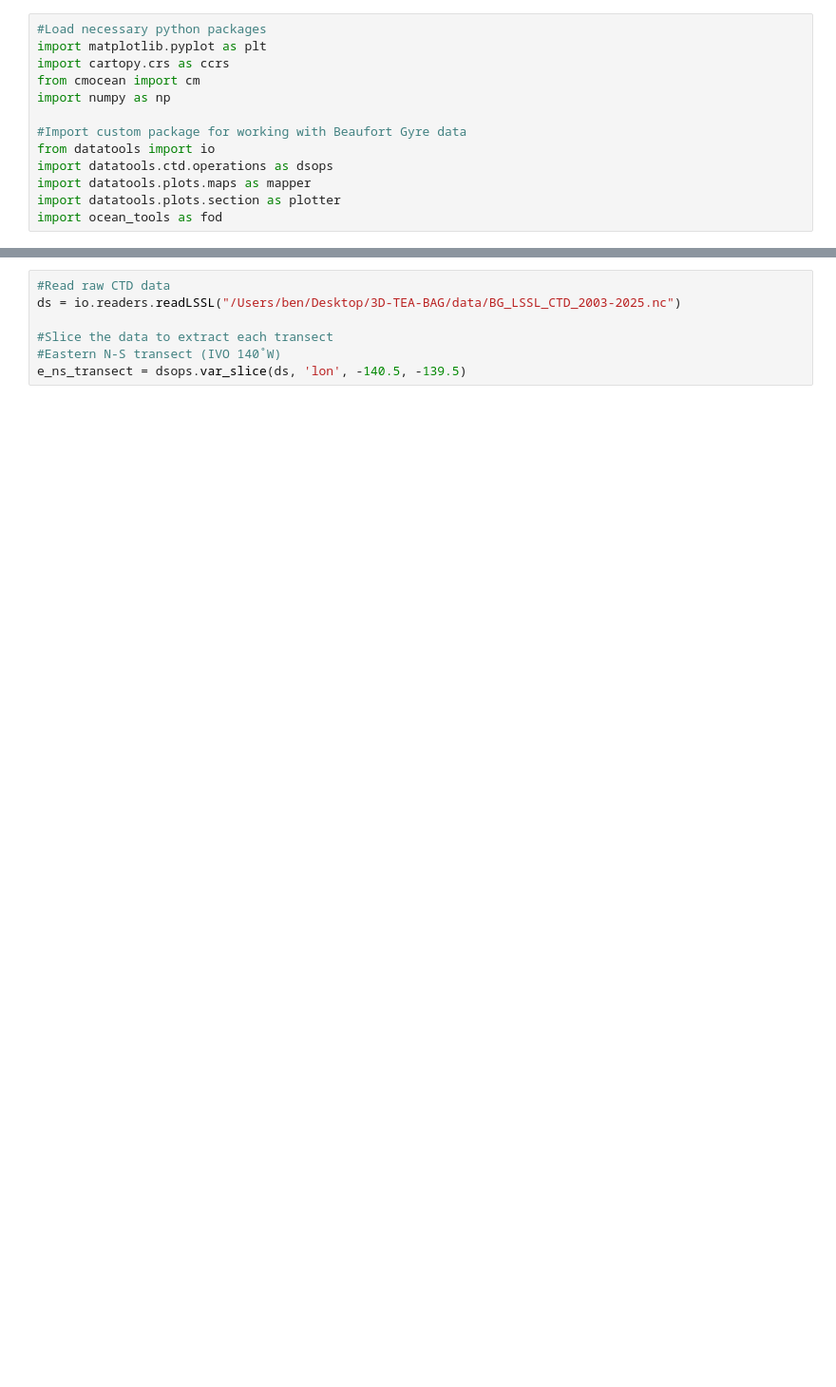
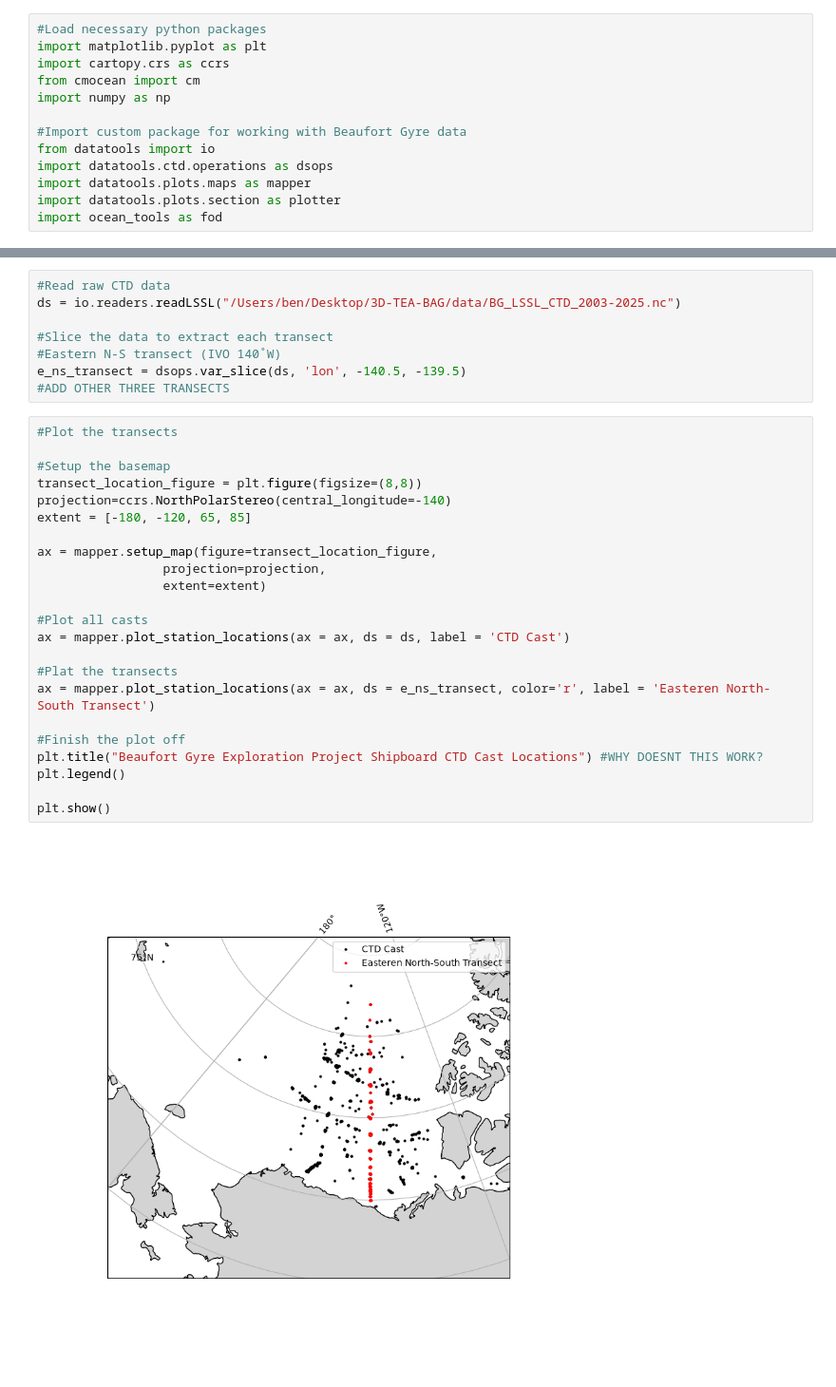
Before and after one commit to ben-sprague/3D-TEA-BAG, a Jupyter notebook: geo_vel.ipynb, the cells around one changed output, grey strips where cells are left out. Shown at 95% size. Saved outputs shown, nothing was run; the diff lists cells and outputs as text; blank space fills up the shorter version.

```diff
--- a/geo_vel.ipynb
+++ b/geo_vel.ipynb
@@ -32,3 +35,29 @@ ds = io.readers.readLSSL("/Users/ben/Desktop/3D-TEA-BAG/data/BG_LSSL_CTD_2003-20
 #Slice the data to extract each transect
 #Eastern N-S transect (IVO 140˚W)
 e_ns_transect = dsops.var_slice(ds, 'lon', -140.5, -139.5)
+#ADD OTHER THREE TRANSECTS
+# %%
+#Plot the transects
+
+#Setup the basemap
+transect_location_figure = plt.figure(figsize=(8,8))
+projection=ccrs.NorthPolarStereo(central_longitude=-140)
+extent = [-180, -120, 65, 85]
+
+ax = mapper.setup_map(figure=transect_location_figure,
+                 projection=projection,
+                 extent=extent)
+
+#Plot all casts
+ax = mapper.plot_station_locations(ax = ax, ds = ds, label = 'CTD Cast')
+
+#Plat the transects
+ax = mapper.plot_station_locations(ax = ax, ds = e_ns_transect, color='r', label = 'Easteren North-South Transect')
+
+#Finish the plot off
+plt.title("Beaufort Gyre Exploration Project Shipboard CTD Cast Locations") #WHY DOESNT THIS WORK?
+plt.legend()
+
+plt.show()
+# %% [output]
+[figure, added]
```
Also changed, not shown: parts of 7 cells of this notebook, 2 other files.
